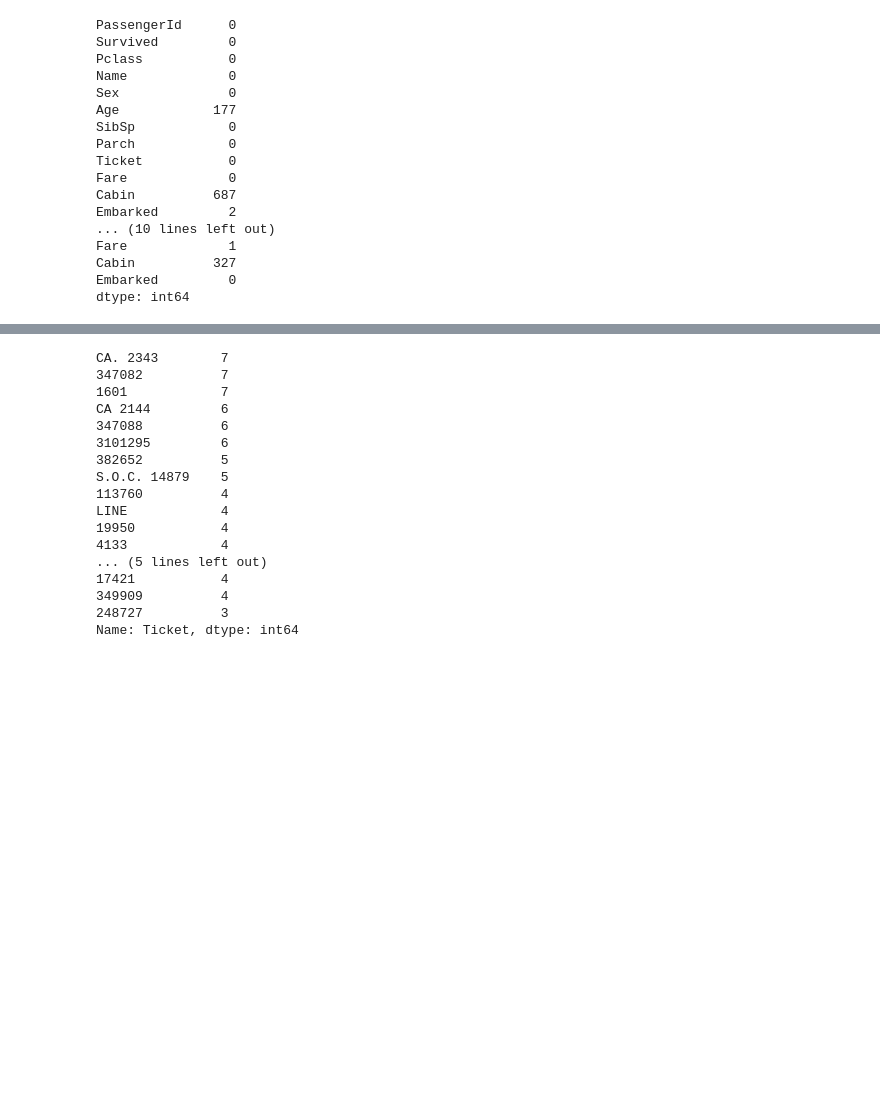
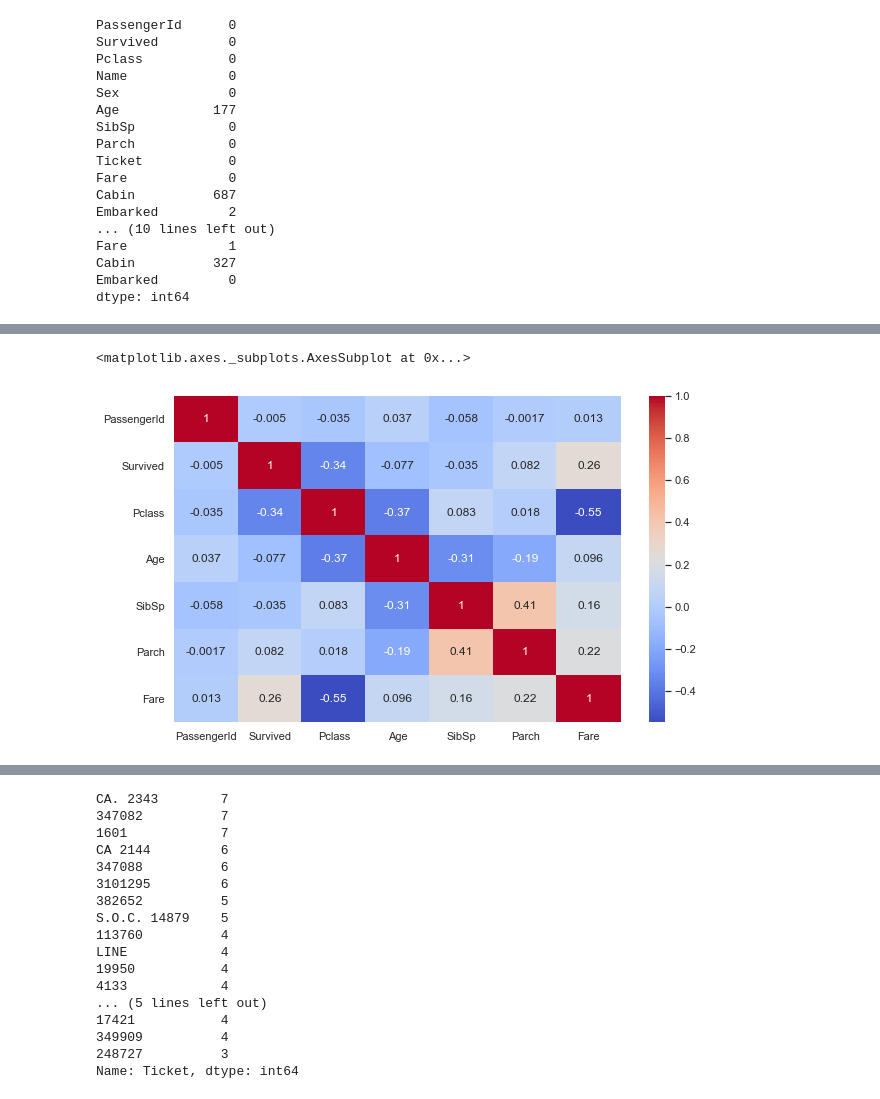
Before and after one commit to TonTech-GH/kaggle-titanic, a Jupyter notebook: 特徴量分析.ipynb, the cells around one changed output, grey strips where cells are left out. Saved outputs shown, nothing was run; the diff lists cells and outputs as text; code cells hidden in the pictures; blank space fills up the shorter version.

```diff
--- a/特徴量分析.ipynb
+++ b/特徴量分析.ipynb
@@ -88,0 +101,6 @@ dtype: int64
+# %%
+_,ax = plt.subplots(1,1,figsize=(10,6))
+sns.heatmap(train.corr(), ax=ax, cmap='coolwarm', annot=True)
+# %% [output]
+<matplotlib.axes._subplots.AxesSubplot at 0x...>
+[figure, added]
```
Also changed, not shown: parts of 18 cells of this notebook, 2 other files.
